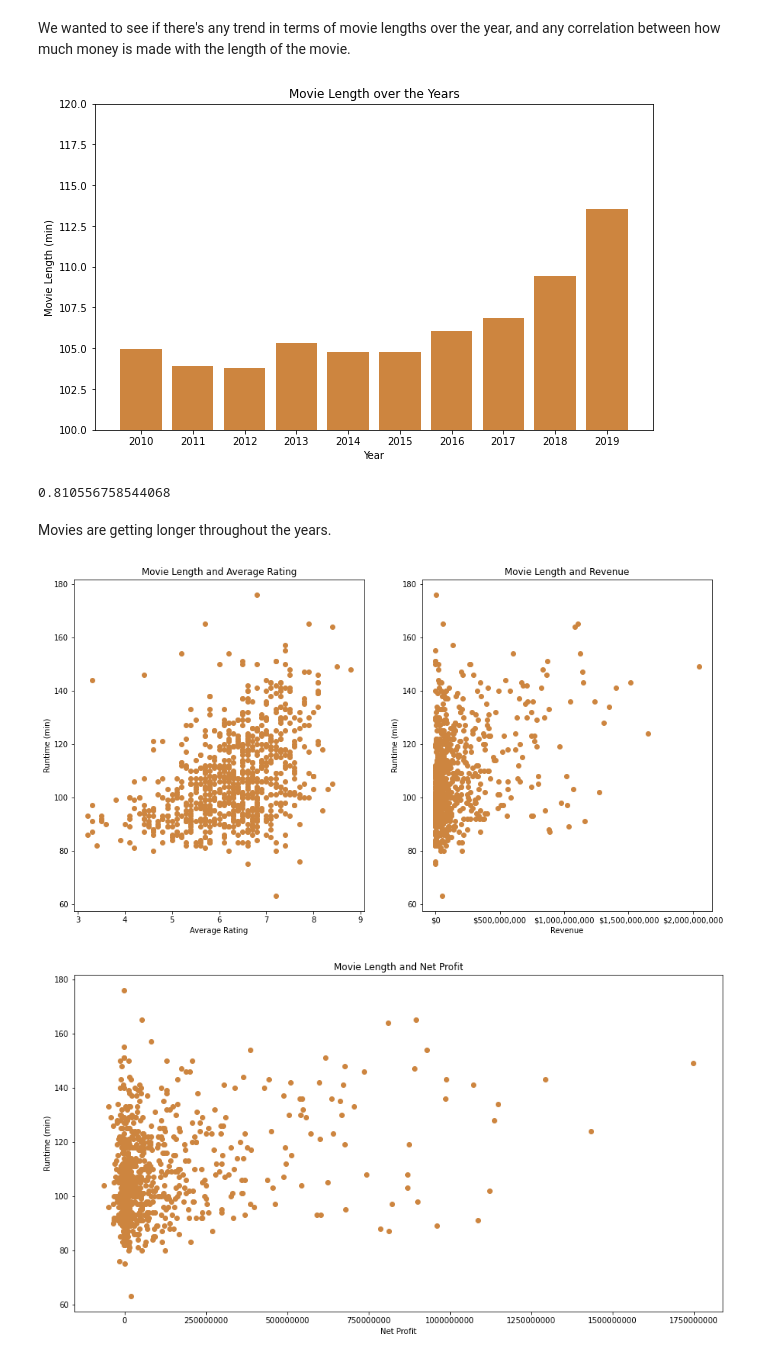
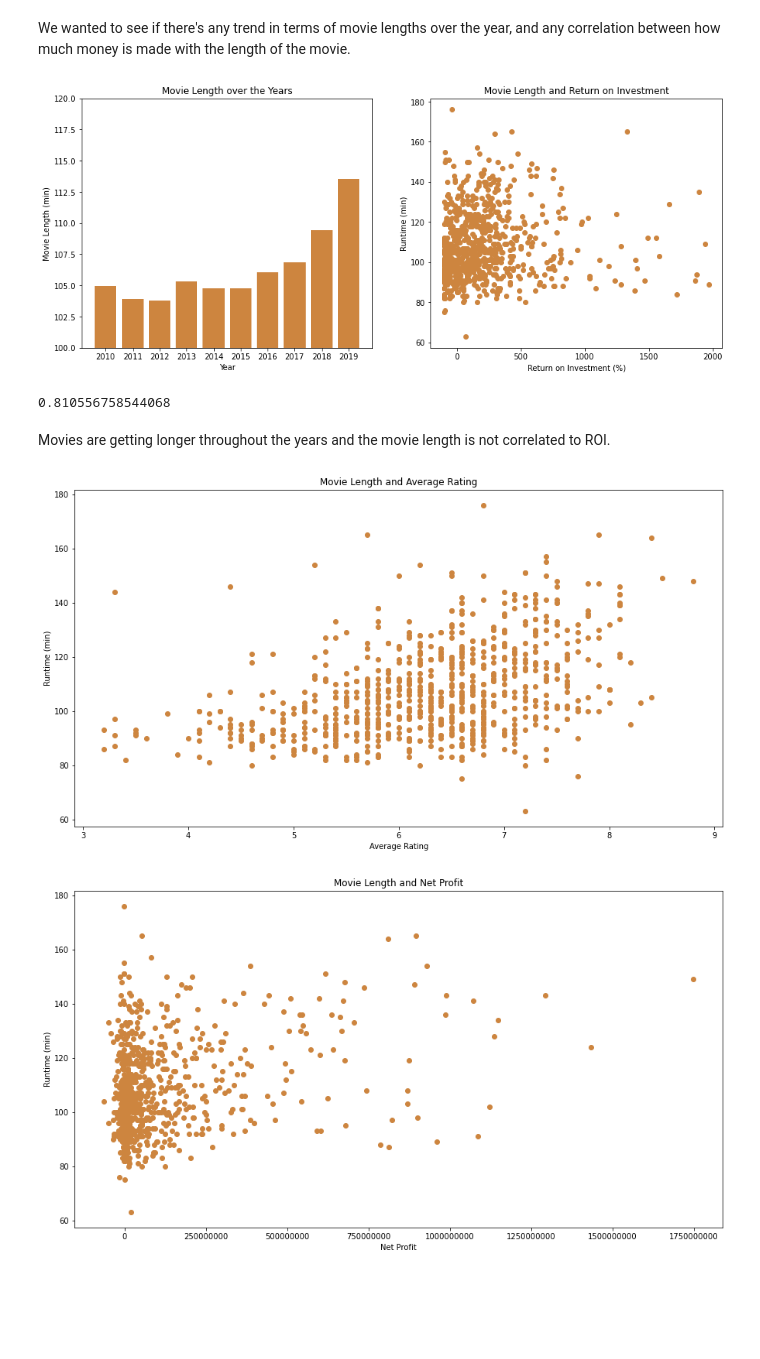
Before and after one commit to xiaohua-su/Film-Analysis, a Jupyter notebook: Analysis_of_Films.ipynb, the cells around one changed output. Cells and saved outputs as stored; diff of their text form; code cells hidden in the pictures; blank space fills up the shorter version.

Commit message:
updated markdown and graphs

```diff
--- a/Analysis_of_Films.ipynb
+++ b/Analysis_of_Films.ipynb
@@ -656,45 +651,50 @@ We wanted to see if there's any trend in terms of movie lengths over the year, a
 # %%
 #runtime_minutes vs start_year
 runtime_year = sql_df.groupby(['start_year']).mean(['runtime_minutes']).sort_values(['start_year'])
-runtime_year
 
-fig, ax = plt.subplots(figsize=(10,6))
+#make the ROI graph easier to see as there's a few points extenting the grapgh
+no_greaterthan20000_ROI_values = movies_sql2[movies_sql2['return_on_investment'] < 2000]
 
-ax.bar(x=runtime_year.index.astype(str), height=(runtime_year['runtime_minutes']), color="peru");
-ax.set_ylim([100, 120])
+fig, (ax1,ax2) = plt.subplots(figsize=(15,6), ncols= 2)
+
+ax1.bar(x=runtime_year.index.astype(str), height=(runtime_year['runtime_minutes']), color="peru");
+ax1.set_ylim([100, 120])
 #Started our chart with the y axis starting at 100 for visual purposes.
 
-ax.set_title('Movie Length over the Years')
-ax.set_xlabel('Year')
-ax.set_ylabel('Movie Length (min)')
-plt.savefig('./Untitled Folder/Movie Length over the Years.png', bbox_inches = 'tight');
+ax1.set_title('Movie Length over the Years')
+ax1.set_xlabel('Year')
+ax1.set_ylabel('Movie Length (min)')
+ax2.scatter(no_greaterthan20000_ROI_values['return_on_investment'] , y =no_greaterthan20000_ROI_values['runtime_minutes'], color="peru");
+
+ax2.set_title('Movie Length and Return on Investment')
+ax2.set_ylabel('Runtime (min)')
+ax2.set_xlabel('Return on Investment (%)')
+#plt.savefig('./Untitled Folder/Movie Length and Return on Investment.png', bbox_inches = 'tight');
+plt.savefig('./Untitled Folder/Movie Length over the Years and ROI.png', bbox_inches = 'tight');
 # %% [output]
-[figure, old version]
+[figure, new version]
 # %%
 #testing correlation between year and movie length
 np.corrcoef(runtime_year.index , y = runtime_year['runtime_minutes'])[0][1]
 # %% [output]
 0.810556758544068
 # %% [markdown]
-Movies are getting longer throughout the years.
+Movies are getting longer throughout the years and the movie length is not correlated to ROI.
 # %%
 #graphing the averagerating to movie length and movie length with the wwg
-fig, (ax1, ax2) = plt.subplots(figsize=(15,8), ncols=2)
+fig, ax1 = plt.subplots(figsize=(15,8))
 
-ax1.ticklabel_format(style='plain')
 ax1.scatter(movies_sql2['averagerating'] , y = movies_sql2['runtime_minutes'], color="peru");
 
-ax2.ticklabel_format(style='plain')
-ax2.scatter(movies_sql2['worldwide_gross'] , y = movies_sql2['runtime_minutes'], color="peru");
+#ax2.ticklabel_format(style='plain')
+#ax2.scatter(movies_sql2['worldwide_gross'] , y = movies_sql2['runtime_minutes'], color="peru");
 
 ax1.set_title('Movie Length and Average Rating')
-ax2.set_title('Movie Length and Revenue')
 ax1.set_ylabel('Runtime (min)')
-ax2.set_ylabel('Runtime (min)')
 ax1.set_xlabel('Average Rating')
-ax2.set_xlabel('Revenue')
-ax2.xaxis.set_major_formatter(ticker.StrMethodFormatter('${x:,.0f}'))
+ax1.ticklabel_format(style='plain')
+
 plt.savefig('./Untitled Folder/Movie Length Average Rating and Worldwide Gross.png', bbox_inches = 'tight');
 # %% [output]
-[figure, old version]
+[figure, new version]
 # %%
```
Also changed, not shown: parts of 24 cells of this notebook, 6 other files.
